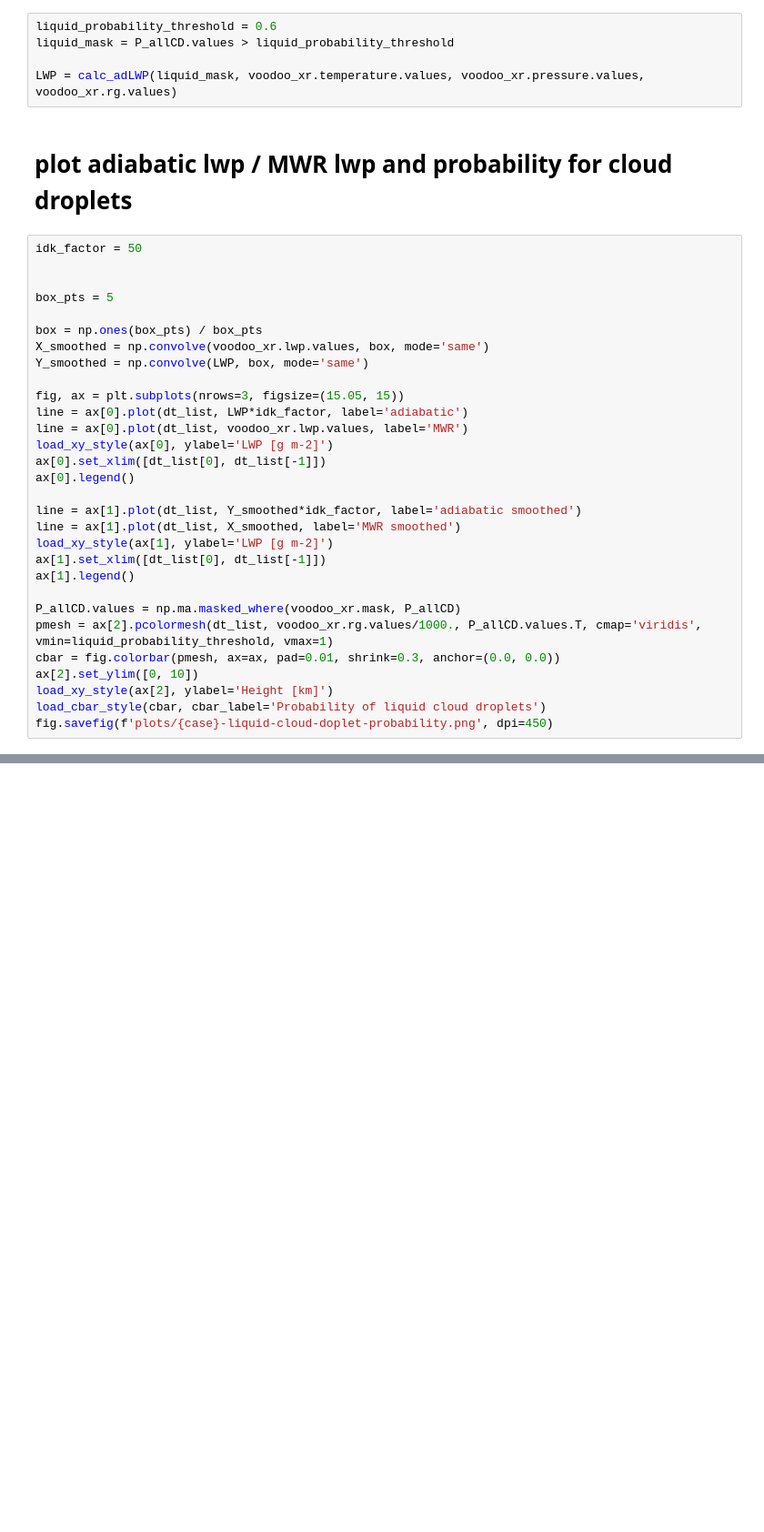
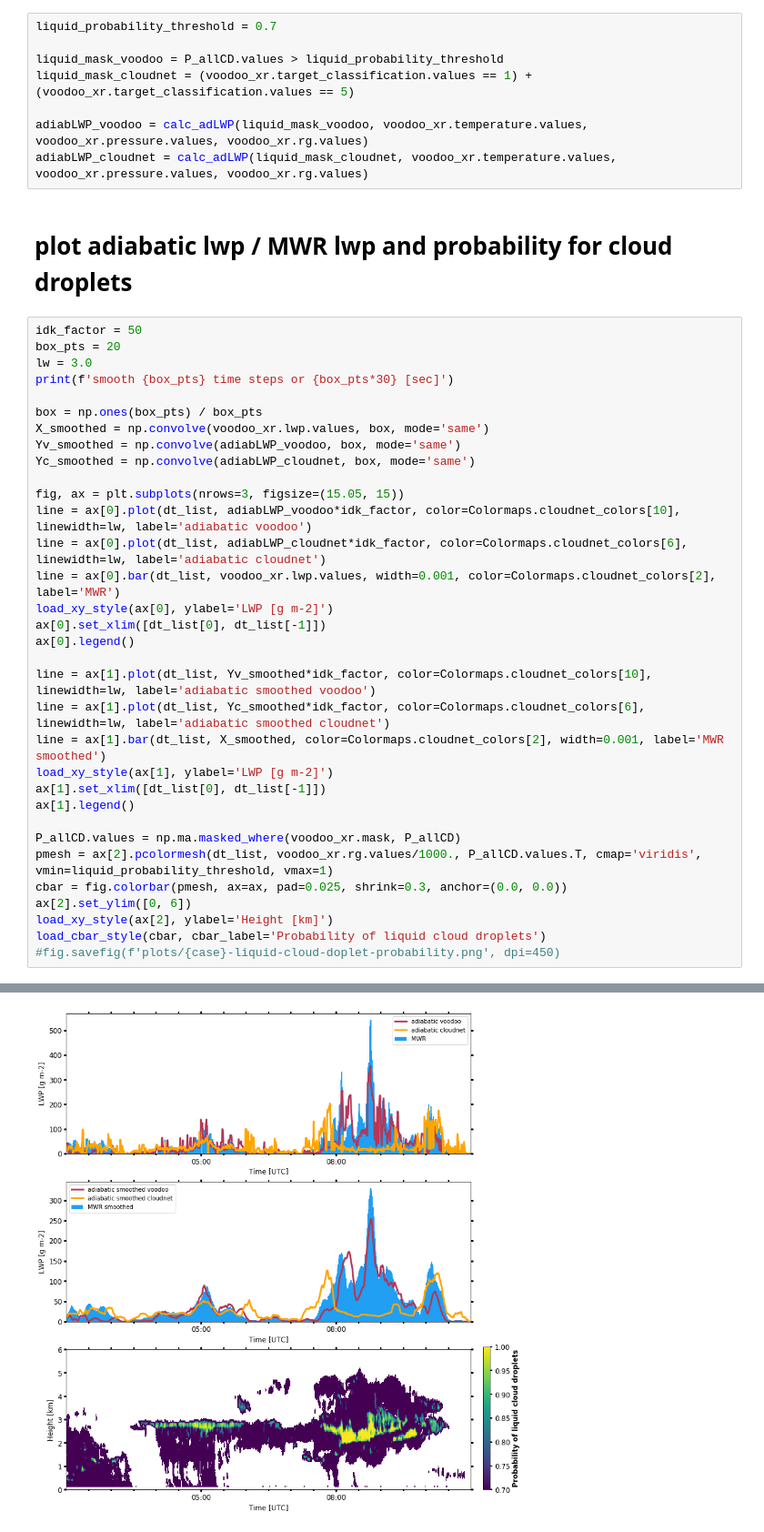
Before and after one commit to KarlJohnsonnn/voodoo_quicklooks, a Jupyter notebook: voodoo_lwp_correlation.ipynb, the cells around one changed output, grey strips where cells are left out. Shown at 91% size. Cells and saved outputs as stored; diff of their text form; blank space fills up the shorter version.

Commit message:
added cloudnet adiabatic lwp for comparison

```diff
--- a/voodoo_lwp_correlation.ipynb
+++ b/voodoo_lwp_correlation.ipynb
@@ -91,39 +91,46 @@ def calc_adLWP(liquid_mask, temperature, pressure, rg):
 
     return adLWP
 # %%
-liquid_probability_threshold = 0.6
-liquid_mask = P_allCD.values > liquid_probability_threshold
+liquid_probability_threshold = 0.7
 
-LWP = calc_adLWP(liquid_mask, voodoo_xr.temperature.values, voodoo_xr.pressure.values, voodoo_xr.rg.values)
+liquid_mask_voodoo = P_allCD.values > liquid_probability_threshold
+liquid_mask_cloudnet = (voodoo_xr.target_classification.values == 1) + (voodoo_xr.target_classification.values == 5)
+
+adiabLWP_voodoo = calc_adLWP(liquid_mask_voodoo, voodoo_xr.temperature.values, voodoo_xr.pressure.values, voodoo_xr.rg.values)
+adiabLWP_cloudnet = calc_adLWP(liquid_mask_cloudnet, voodoo_xr.temperature.values, voodoo_xr.pressure.values, voodoo_xr.rg.values)
 # %% [markdown]
 # plot adiabatic lwp / MWR lwp and probability for cloud droplets
 # %%
 idk_factor = 50
-
-
-box_pts = 5
+box_pts = 20
+lw = 3.0
+print(f'smooth {box_pts} time steps or {box_pts*30} [sec]')
 
 box = np.ones(box_pts) / box_pts
 X_smoothed = np.convolve(voodoo_xr.lwp.values, box, mode='same')
-Y_smoothed = np.convolve(LWP, box, mode='same')
+Yv_smoothed = np.convolve(adiabLWP_voodoo, box, mode='same')
+Yc_smoothed = np.convolve(adiabLWP_cloudnet, box, mode='same')
 
 fig, ax = plt.subplots(nrows=3, figsize=(15.05, 15))
-line = ax[0].plot(dt_list, LWP*idk_factor, label='adiabatic')
-line = ax[0].plot(dt_list, voodoo_xr.lwp.values, label='MWR')
+line = ax[0].plot(dt_list, adiabLWP_voodoo*idk_factor, color=Colormaps.cloudnet_colors[10], linewidth=lw, label='adiabatic voodoo')
+line = ax[0].plot(dt_list, adiabLWP_cloudnet*idk_factor, color=Colormaps.cloudnet_colors[6], linewidth=lw, label='adiabatic cloudnet')
+line = ax[0].bar(dt_list, voodoo_xr.lwp.values, width=0.001, color=Colormaps.cloudnet_colors[2], label='MWR')
 load_xy_style(ax[0], ylabel='LWP [g m-2]')
 ax[0].set_xlim([dt_list[0], dt_list[-1]])
 ax[0].legend()
 
-line = ax[1].plot(dt_list, Y_smoothed*idk_factor, label='adiabatic smoothed')
-line = ax[1].plot(dt_list, X_smoothed, label='MWR smoothed')
+line = ax[1].plot(dt_list, Yv_smoothed*idk_factor, color=Colormaps.cloudnet_colors[10], linewidth=lw, label='adiabatic smoothed voodoo')
+line = ax[1].plot(dt_list, Yc_smoothed*idk_factor, color=Colormaps.cloudnet_colors[6], linewidth=lw, label='adiabatic smoothed cloudnet')
+line = ax[1].bar(dt_list, X_smoothed, color=Colormaps.cloudnet_colors[2], width=0.001, label='MWR smoothed')
 load_xy_style(ax[1], ylabel='LWP [g m-2]')
 ax[1].set_xlim([dt_list[0], dt_list[-1]])
 ax[1].legend()
 
 P_allCD.values = np.ma.masked_where(voodoo_xr.mask, P_allCD)
 pmesh = ax[2].pcolormesh(dt_list, voodoo_xr.rg.values/1000., P_allCD.values.T, cmap='viridis', vmin=liquid_probability_threshold, vmax=1)
-cbar = fig.colorbar(pmesh, ax=ax, pad=0.01, shrink=0.3, anchor=(0.0, 0.0))
-ax[2].set_ylim([0, 10])
+cbar = fig.colorbar(pmesh, ax=ax, pad=0.025, shrink=0.3, anchor=(0.0, 0.0))
+ax[2].set_ylim([0, 6])
 load_xy_style(ax[2], ylabel='Height [km]')
 load_cbar_style(cbar, cbar_label='Probability of liquid cloud droplets')
-fig.savefig(f'plots/{case}-liquid-cloud-doplet-probability.png', dpi=450)
+#fig.savefig(f'plots/{case}-liquid-cloud-doplet-probability.png', dpi=450)
+# %% [output]
@@ -130,2 +138,3 @@ fig.savefig(f'plots/{case}-liquid-cloud-doplet-probability.png', dpi=450)
+[figure, added]
 # %%
 
```
Also changed, not shown: parts of 4 cells of this notebook.
